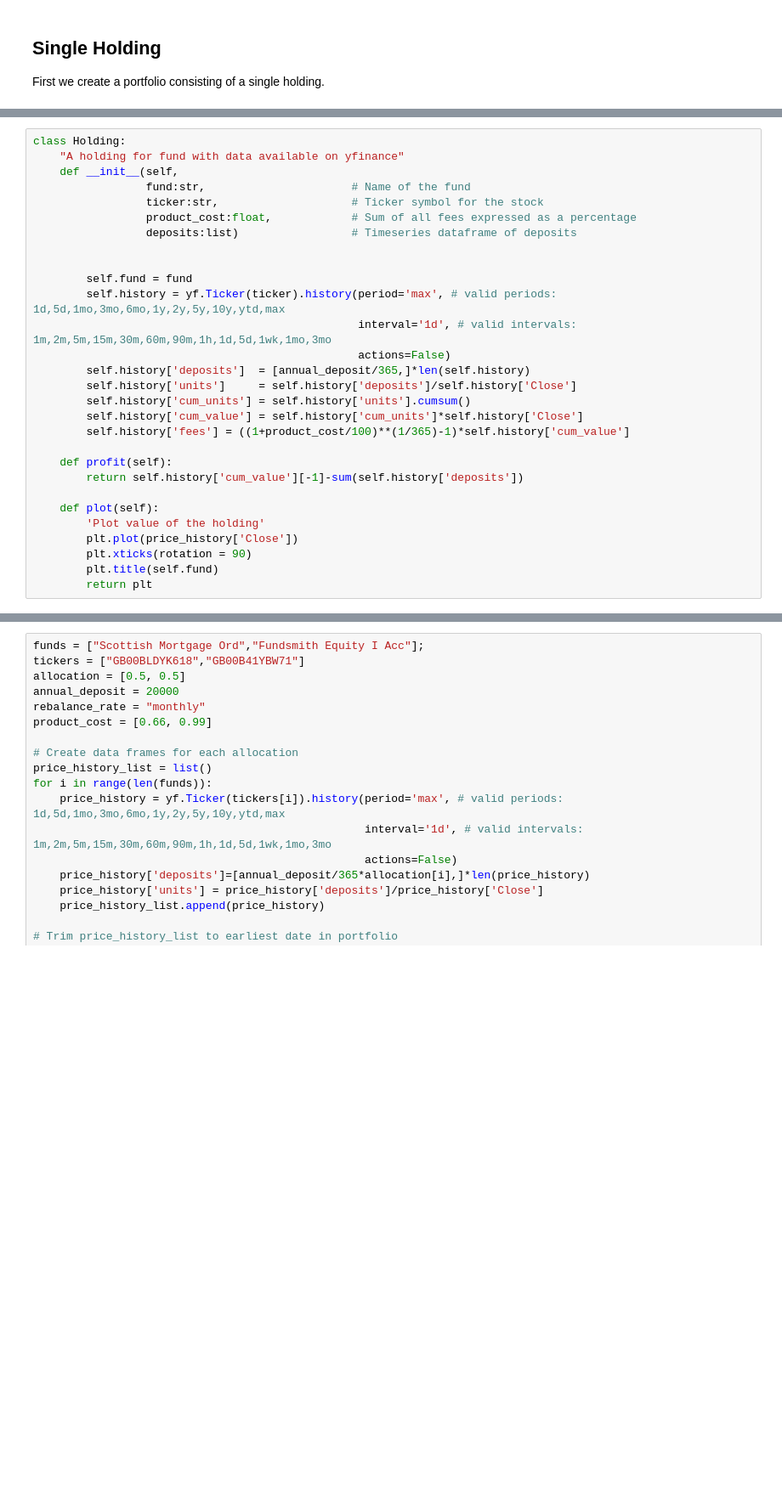
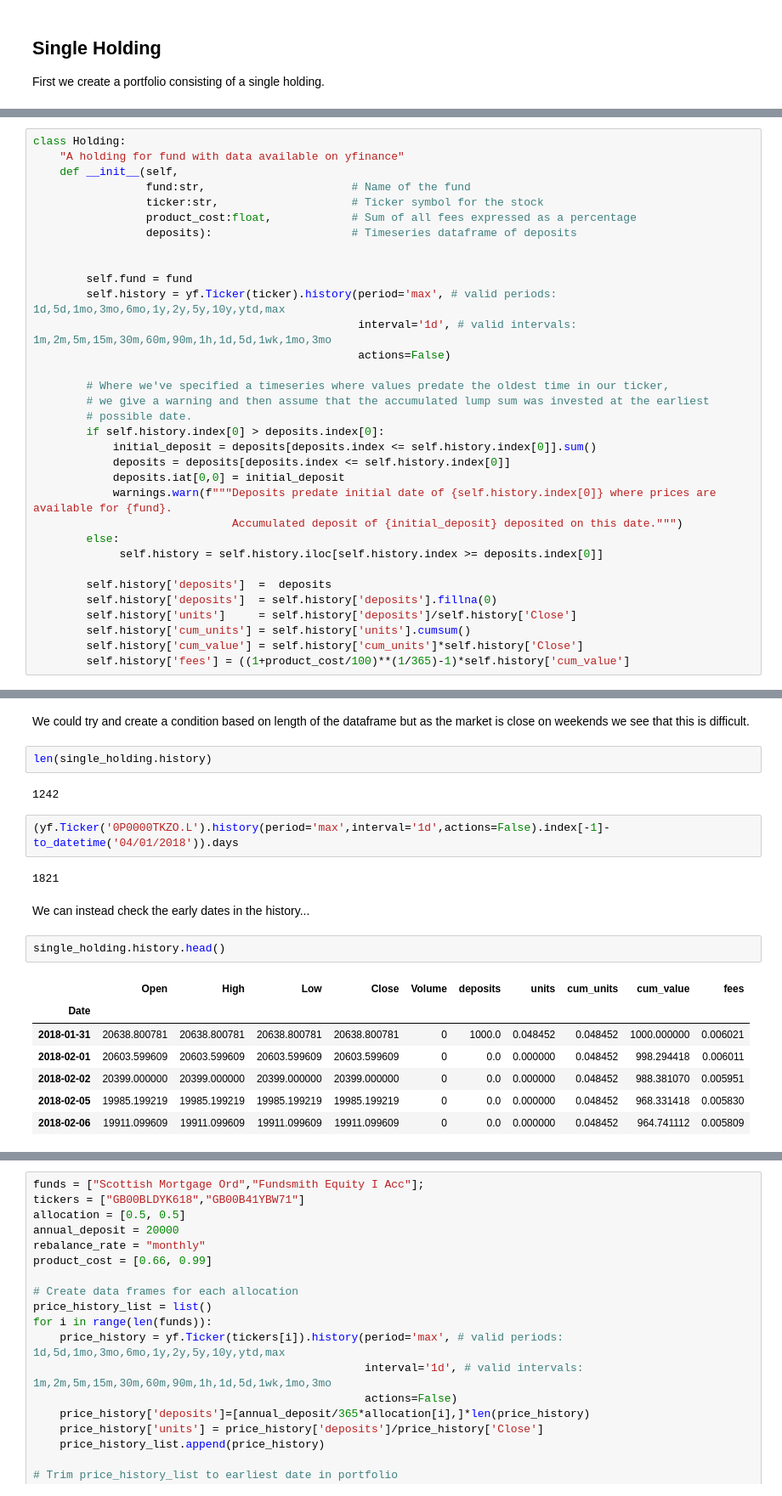
Before and after one commit to rsp34/portfolio-analysis, a Jupyter notebook: nbs/00_portfolio.ipynb, the cells around one changed output, grey strips where cells are left out. Shown at 85% size. Saved outputs shown, nothing was run; the diff lists cells and outputs as text; blank space fills up the shorter version.

```diff
--- a/nbs/00_portfolio.ipynb
+++ b/nbs/00_portfolio.ipynb
@@ -127,25 +137,29 @@ class Holding:
                  fund:str,                      # Name of the fund
                  ticker:str,                    # Ticker symbol for the stock
                  product_cost:float,            # Sum of all fees expressed as a percentage
-                 deposits:list)                 # Timeseries dataframe of deposits
+                 deposits):                     # Timeseries dataframe of deposits
 
 
         self.fund = fund
         self.history = yf.Ticker(ticker).history(period='max', # valid periods: 1d,5d,1mo,3mo,6mo,1y,2y,5y,10y,ytd,max
                                                  interval='1d', # valid intervals: 1m,2m,5m,15m,30m,60m,90m,1h,1d,5d,1wk,1mo,3mo
                                                  actions=False)
-        self.history['deposits']  = [annual_deposit/365,]*len(self.history)
+
+        # Where we've specified a timeseries where values predate the oldest time in our ticker,
+        # we give a warning and then assume that the accumulated lump sum was invested at the earliest
+        # possible date.
+        if self.history.index[0] > deposits.index[0]:
+            initial_deposit = deposits[deposits.index <= self.history.index[0]].sum()
+            deposits = deposits[deposits.index <= self.history.index[0]]
+            deposits.iat[0,0] = initial_deposit
+            warnings.warn(f"""Deposits predate initial date of {self.history.index[0]} where prices are available for {fund}.
+                              Accumulated deposit of {initial_deposit} deposited on this date.""")
+        else:
+             self.history = self.history.iloc[self.history.index >= deposits.index[0]]
+
+        self.history['deposits']  =  deposits
+        self.history['deposits']  = self.history['deposits'].fillna(0)
         self.history['units']     = self.history['deposits']/self.history['Close']
         self.history['cum_units'] = self.history['units'].cumsum()
         self.history['cum_value'] = self.history['cum_units']*self.history['Close']
         self.history['fees'] = ((1+product_cost/100)**(1/365)-1)*self.history['cum_value']
-
-    def profit(self):
-        return self.history['cum_value'][-1]-sum(self.history['deposits'])
-
-    def plot(self):
-        'Plot value of the holding'
-        plt.plot(price_history['Close'])
-        plt.xticks(rotation = 90)
-        plt.title(self.fund)
-        return plt
@@ -153,0 +182,22 @@ from matplotlib.dates import YearLocator, MonthLocator, DateFormatter
+# %% [markdown]
+We could try and create a condition based on length of the dataframe but as the market is close on weekends we see that this is difficult.
+# %%
+len(single_holding.history)
+# %% [output]
+1242
+# %%
+(yf.Ticker('0P0000TKZO.L').history(period='max',interval='1d',actions=False).index[-1]-to_datetime('04/01/2018')).days
+# %% [output]
+1821
+# %% [markdown]
+We can instead check the early dates in the history...
+# %%
+single_holding.history.head()
+# %% [output]
+|  | Open | High | Low | Close | Volume | deposits | units | cum_units | cum_value | fees |
+| Date |  |  |  |  |  |  |  |  |  |  |
+| 2018-01-31 | 20638.800781 | 20638.800781 | 20638.800781 | 20638.800781 | 0 | 1000.0 | 0.048452 | 0.048452 | 1000.000000 | 0.006021 |
+| 2018-02-01 | 20603.599609 | 20603.599609 | 20603.599609 | 20603.599609 | 0 | 0.0 | 0.000000 | 0.048452 | 998.294418 | 0.006011 |
+| 2018-02-02 | 20399.000000 | 20399.000000 | 20399.000000 | 20399.000000 | 0 | 0.0 | 0.000000 | 0.048452 | 988.381070 | 0.005951 |
+| 2018-02-05 | 19985.199219 | 19985.199219 | 19985.199219 | 19985.199219 | 0 | 0.0 | 0.000000 | 0.048452 | 968.331418 | 0.005830 |
+| 2018-02-06 | 19911.099609 | 19911.099609 | 19911.099609 | 19911.099609 | 0 | 0.0 | 0.000000 | 0.048452 | 964.741112 | 0.005809 |
```
Also changed, not shown: parts of 34 cells of this notebook, 1 other file.
